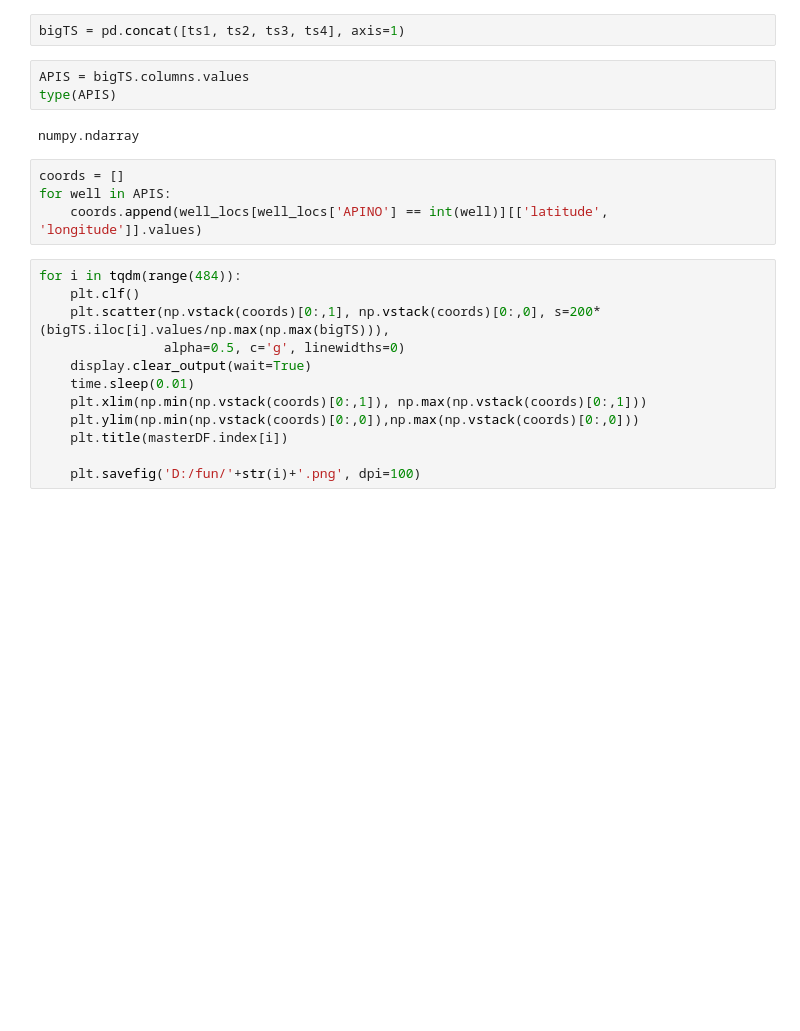
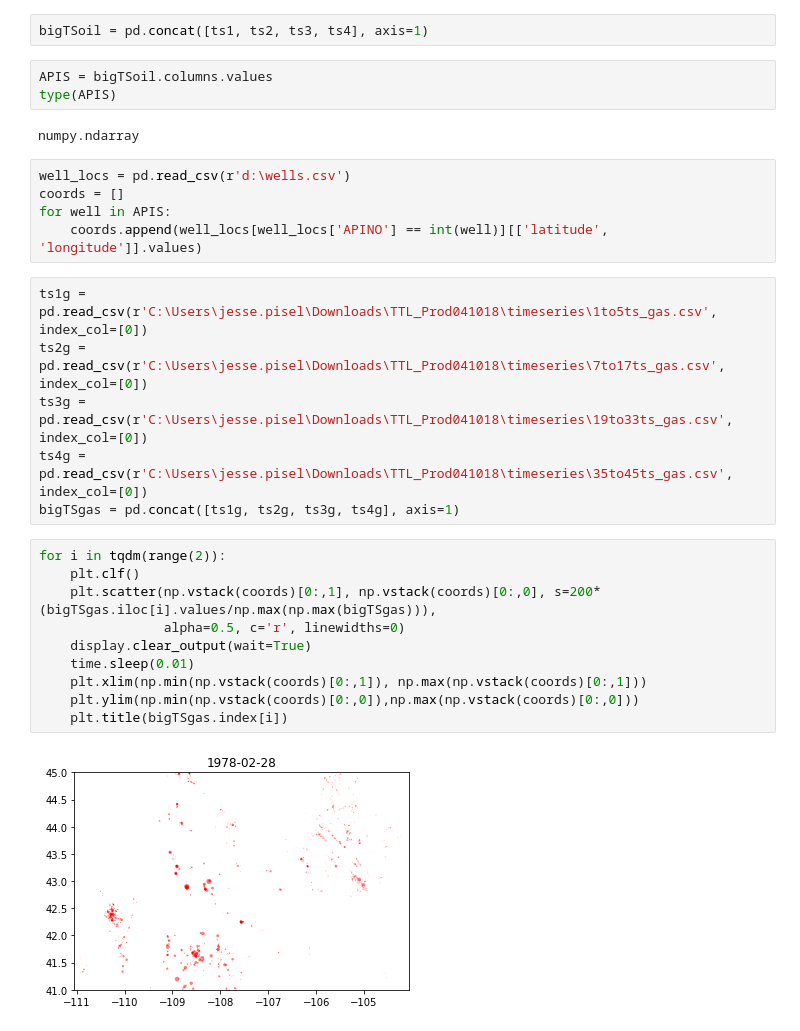
Before and after one commit to jessepisel/stratal-geometries, a Jupyter notebook: Production cleanup.ipynb, the cells around one changed output. Saved outputs shown, nothing was run; the diff lists cells and outputs as text; blank space fills up the shorter version.

```diff
--- a/Production cleanup.ipynb
+++ b/Production cleanup.ipynb
@@ -78,25 +63,32 @@ ts2 = pd.read_csv(r'C:\Users\jesse.pisel\Downloads\TTL_Prod041018\timeseries\7to
 ts3 = pd.read_csv(r'C:\Users\jesse.pisel\Downloads\TTL_Prod041018\timeseries\19to33ts.csv', index_col=[0])
 ts4 = pd.read_csv(r'C:\Users\jesse.pisel\Downloads\TTL_Prod041018\timeseries\35to45ts.csv', index_col=[0])
 # %%
-bigTS = pd.concat([ts1, ts2, ts3, ts4], axis=1)
+bigTSoil = pd.concat([ts1, ts2, ts3, ts4], axis=1)
 # %%
-APIS = bigTS.columns.values
+APIS = bigTSoil.columns.values
 type(APIS)
 # %% [output]
 numpy.ndarray
 # %%
+well_locs = pd.read_csv(r'd:\wells.csv')
 coords = []
 for well in APIS:
     coords.append(well_locs[well_locs['APINO'] == int(well)][['latitude', 'longitude']].values)
+# %%
+ts1g = pd.read_csv(r'C:\Users\jesse.pisel\Downloads\TTL_Prod041018\timeseries\1to5ts_gas.csv', index_col=[0])
+ts2g = pd.read_csv(r'C:\Users\jesse.pisel\Downloads\TTL_Prod041018\timeseries\7to17ts_gas.csv', index_col=[0])
+ts3g = pd.read_csv(r'C:\Users\jesse.pisel\Downloads\TTL_Prod041018\timeseries\19to33ts_gas.csv', index_col=[0])
+ts4g = pd.read_csv(r'C:\Users\jesse.pisel\Downloads\TTL_Prod041018\timeseries\35to45ts_gas.csv', index_col=[0])
+bigTSgas = pd.concat([ts1g, ts2g, ts3g, ts4g], axis=1)
 # %%
-for i in tqdm(range(484)):
+for i in tqdm(range(2)):
     plt.clf()
-    plt.scatter(np.vstack(coords)[0:,1], np.vstack(coords)[0:,0], s=200*(bigTS.iloc[i].values/np.max(np.max(bigTS))),
-                alpha=0.5, c='g', linewidths=0)
+    plt.scatter(np.vstack(coords)[0:,1], np.vstack(coords)[0:,0], s=200*(bigTSgas.iloc[i].values/np.max(np.max(bigTSgas))),
+                alpha=0.5, c='r', linewidths=0)
     display.clear_output(wait=True)
     time.sleep(0.01)
     plt.xlim(np.min(np.vstack(coords)[0:,1]), np.max(np.vstack(coords)[0:,1]))
     plt.ylim(np.min(np.vstack(coords)[0:,0]),np.max(np.vstack(coords)[0:,0]))
-    plt.title(masterDF.index[i])
-
-    plt.savefig('D:/fun/'+str(i)+'.png', dpi=100)
+    plt.title(bigTSgas.index[i])
+# %% [output]
+[figure, added]
```
Also changed, not shown: parts of 12 cells of this notebook.
